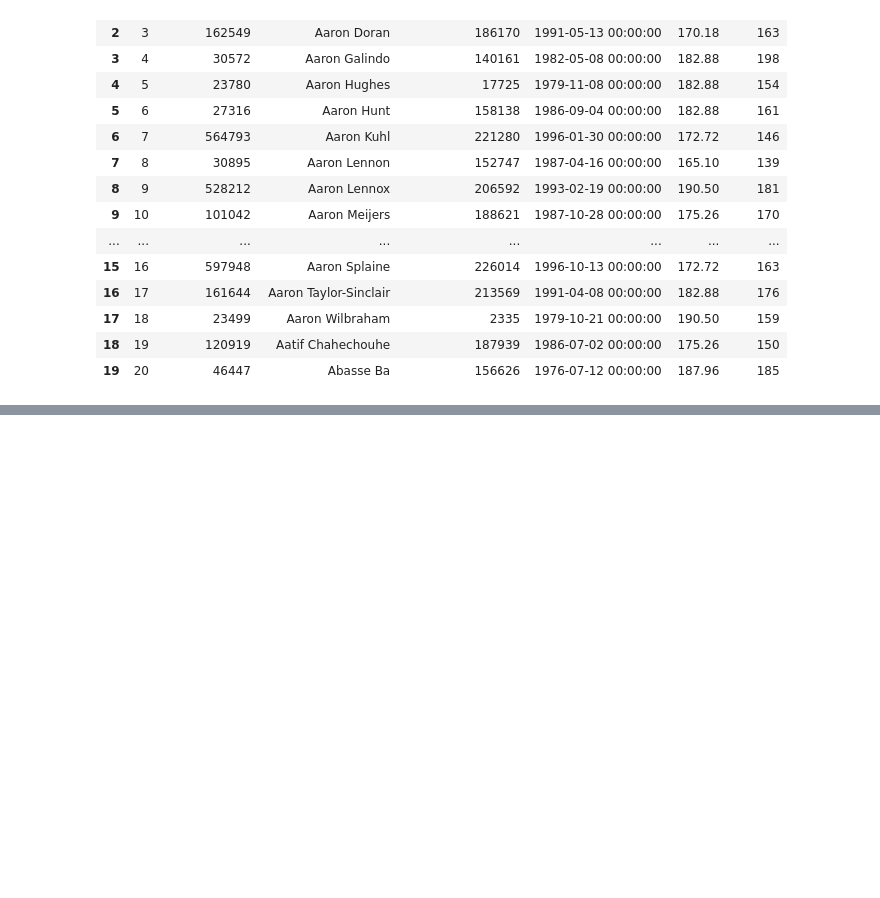
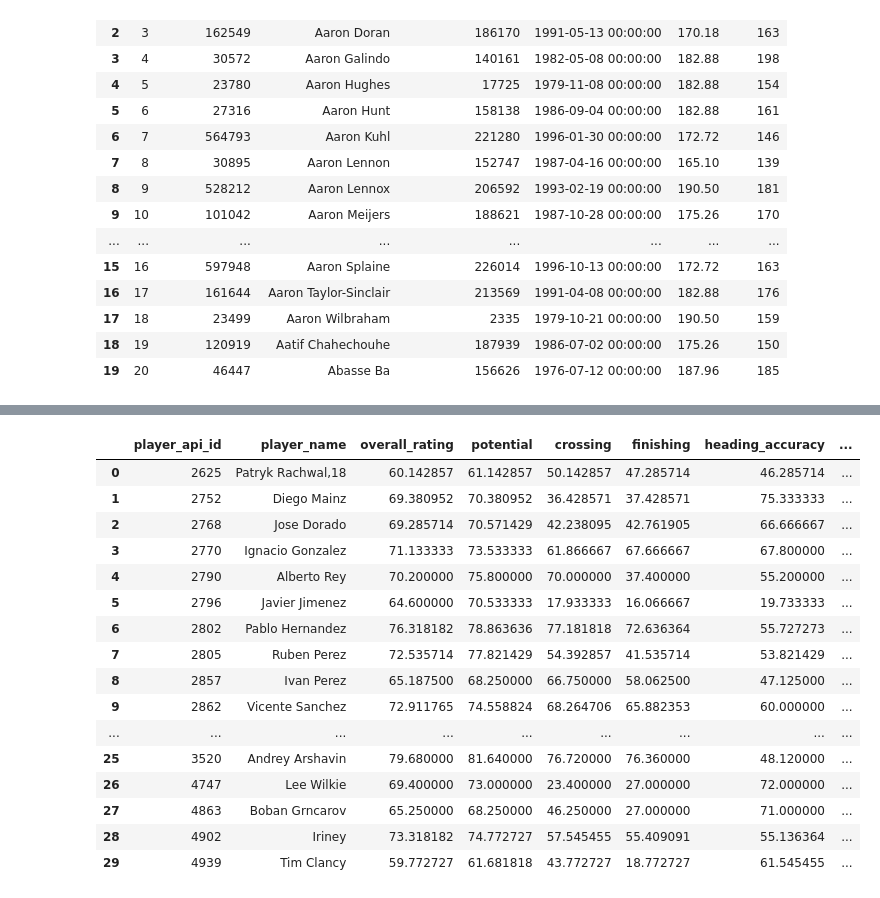
Before and after one commit to ShaliniBekaroe/Datalab_semester2_Groep1, a Jupyter notebook: notebook/data_mining.ipynb, the cells around one changed output, grey strips where cells are left out. Drawn from its saved outputs; the diff is of its cells as text; code cells hidden in the pictures; blank space fills up the shorter version.

Commit message:
edit: code merged

```diff
--- a/notebook/data_mining.ipynb
+++ b/notebook/data_mining.ipynb
@@ -110,9 +72,9 @@ df_joined = df_player_Attribute.merge(
 
 cols = df_joined.columns.tolist()
 cols.insert(3, cols.pop(cols.index('player_name')))  # 4e kolom = index 3
-df_joined = df_joined[cols]
+df = df_joined[cols]
 
-df_joined.head(30)
+df.head(30)
 # %% [output]
 |  | id | player_fifa_api_id | player_api_id | player_name | date | overall_rating | potential | ... |
 | 0 | 1 | 218353 | 505942 | Aaron Appindangoye | 2016-02-18 00:00:00 | 67.0 | 71.0 | ... |
@@ -131,3 +93,80 @@ df_joined.head(30)
 | 27 | 28 | 189615 | 155782 | Aaron Cresswell | 2013-02-22 00:00:00 | 69.0 | 80.0 | ... |
 | 28 | 29 | 189615 | 155782 | Aaron Cresswell | 2013-02-15 00:00:00 | 69.0 | 80.0 | ... |
 | 29 | 30 | 189615 | 155782 | Aaron Cresswell | 2012-08-31 00:00:00 | 68.0 | 80.0 | ... |
+# %%
+# 1. Definieer de function
+def get_average_player_attributes(df_attributes, df_player):
+    """
+    Berekent de gemiddelde statistieken per speler op basis van de Player_Attributes tabel.
+
+    Args:
+        df (pd.DataFrame): De originele Player_Attributes dataframe.
+
+    Returns:
+        pd.DataFrame: Een dataframe met unieke player_api_id's en hun gemiddelde scores.
+    """
+
+    # Kolommen filteren met list comprehension
+    exclude_columns = ['id', 'player_fifa_api_id', 'player_api_id', 'date']
+
+    # Alleen numerieke kolommen selecteren (behalve de exclude)
+    relevant_cols = [
+        col for col in df_attributes.columns
+        if col not in exclude_columns and df_attributes[col].dtype != 'object'
+    ]
+
+    df_averages = (
+        df_attributes
+        .groupby('player_api_id')[relevant_cols]
+        .mean()
+        .reset_index()
+    )
+
+    # Merge met player naam
+    df_merged = df_averages.merge(
+        df_player[['player_api_id', 'player_name']],
+        on='player_api_id',
+        how='left'
+    )
+
+    # Kolomvolgorde aanpassen (player_name als 4e kolom)
+    cols = df_merged.columns.tolist()
+    cols.insert(1, cols.pop(cols.index('player_name')))
+
+    return df_merged[cols]
+
+
+# 2. Data ophalen uit database
+player_attrs = pd.read_sql_query("SELECT * FROM Player_Attributes", conn)
+df_player = pd.read_sql_query("SELECT player_api_id, player_name FROM Player", conn)
+
+
+# 3. Pandas display settings (zoals jij had)
+pd.set_option('display.max_columns', None)
+pd.set_option('display.width', None)
+
+
+# 4. Functie uitvoeren
+df_player_stats = get_average_player_attributes(player_attrs, df_player)
+
+
+# 5. Resultaat bekijken
+display(df_player_stats.head(30))
+# %% [output]
+|  | player_api_id | player_name | overall_rating | potential | crossing | finishing | heading_accuracy | ... |
+| 0 | 2625 | Patryk Rachwal,18 | 60.142857 | 61.142857 | 50.142857 | 47.285714 | 46.285714 | ... |
+| 1 | 2752 | Diego Mainz | 69.380952 | 70.380952 | 36.428571 | 37.428571 | 75.333333 | ... |
+| 2 | 2768 | Jose Dorado | 69.285714 | 70.571429 | 42.238095 | 42.761905 | 66.666667 | ... |
+| 3 | 2770 | Ignacio Gonzalez | 71.133333 | 73.533333 | 61.866667 | 67.666667 | 67.800000 | ... |
+| 4 | 2790 | Alberto Rey | 70.200000 | 75.800000 | 70.000000 | 37.400000 | 55.200000 | ... |
+| 5 | 2796 | Javier Jimenez | 64.600000 | 70.533333 | 17.933333 | 16.066667 | 19.733333 | ... |
+| 6 | 2802 | Pablo Hernandez | 76.318182 | 78.863636 | 77.181818 | 72.636364 | 55.727273 | ... |
+| 7 | 2805 | Ruben Perez | 72.535714 | 77.821429 | 54.392857 | 41.535714 | 53.821429 | ... |
+| 8 | 2857 | Ivan Perez | 65.187500 | 68.250000 | 66.750000 | 58.062500 | 47.125000 | ... |
+| 9 | 2862 | Vicente Sanchez | 72.911765 | 74.558824 | 68.264706 | 65.882353 | 60.000000 | ... |
+| ... | ... | ... | ... | ... | ... | ... | ... | ... |
+| 25 | 3520 | Andrey Arshavin | 79.680000 | 81.640000 | 76.720000 | 76.360000 | 48.120000 | ... |
+| 26 | 4747 | Lee Wilkie | 69.400000 | 73.000000 | 23.400000 | 27.000000 | 72.000000 | ... |
+| 27 | 4863 | Boban Grncarov | 65.250000 | 68.250000 | 46.250000 | 27.000000 | 71.000000 | ... |
+| 28 | 4902 | Iriney | 73.318182 | 74.772727 | 57.545455 | 55.409091 | 55.136364 | ... |
+| 29 | 4939 | Tim Clancy | 59.772727 | 61.681818 | 43.772727 | 18.772727 | 61.545455 | ... |
```
Also changed, not shown: parts of 2 cells of this notebook.
